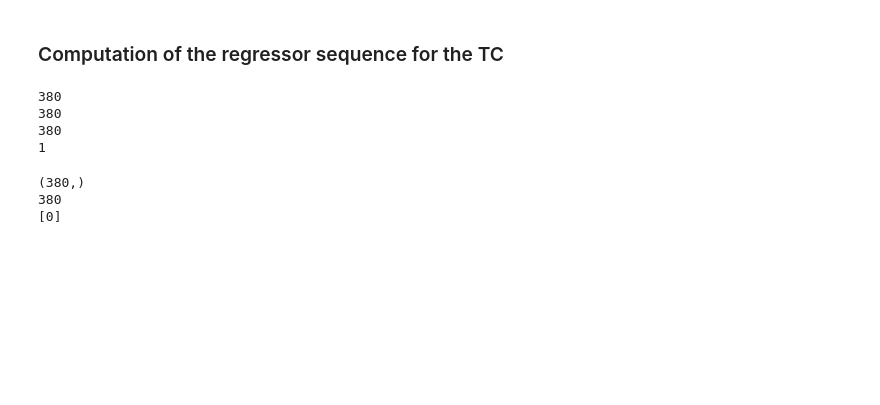
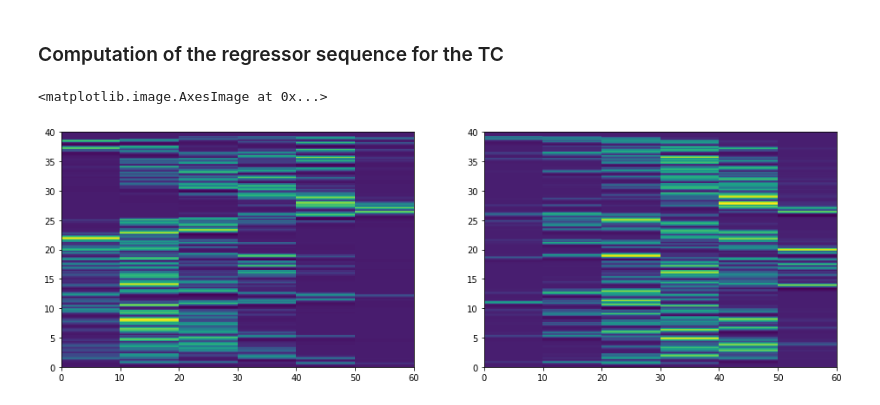
Before and after one commit to tiffanybounmy/ProbabilityNeuralCodes, a Jupyter notebook: EncodingModels.ipynb, the cells around one changed output. Saved outputs shown, nothing was run; the diff lists cells and outputs as text; code cells hidden in the pictures; blank space fills up the shorter version.

```diff
--- a/EncodingModels.ipynb
+++ b/EncodingModels.ipynb
@@ -303,12 +272 @@ for k_fit_scheme in range(n_schemes-1):
-# %%
-p_mod = tc_signal_mu[0][0][0][0]
-print(len(onsets[0]))
-print(len(p_mod))
-print(len(conditions[0]))
-print(len(durations[0]))
-# %% [output]
-380
-380
-380
-1
 # %%
@@ -346,9 +357,10 @@ print(len(durations[0]))
-# %%
-print(onsets[0].shape)
-print(len(conditions[0]))
-print(durations[0])
-# %% [output]
-(380,)
-380
-[0]
+# %%
+fig = plt.figure(figsize=[16,14])
+ax1 = fig.add_subplot(121)
+plt.imshow(TC_mu, extent=[0,60,0,40], axes=ax1)
+ax2 = fig.add_subplot(122)
+plt.imshow(TC_conf, extent=[0,60,0,40], axes = ax2)
+# %% [output]
+<matplotlib.image.AxesImage at 0x...>
+[figure, added]
 # %%
```
Also changed, not shown: parts of 15 cells of this notebook.
